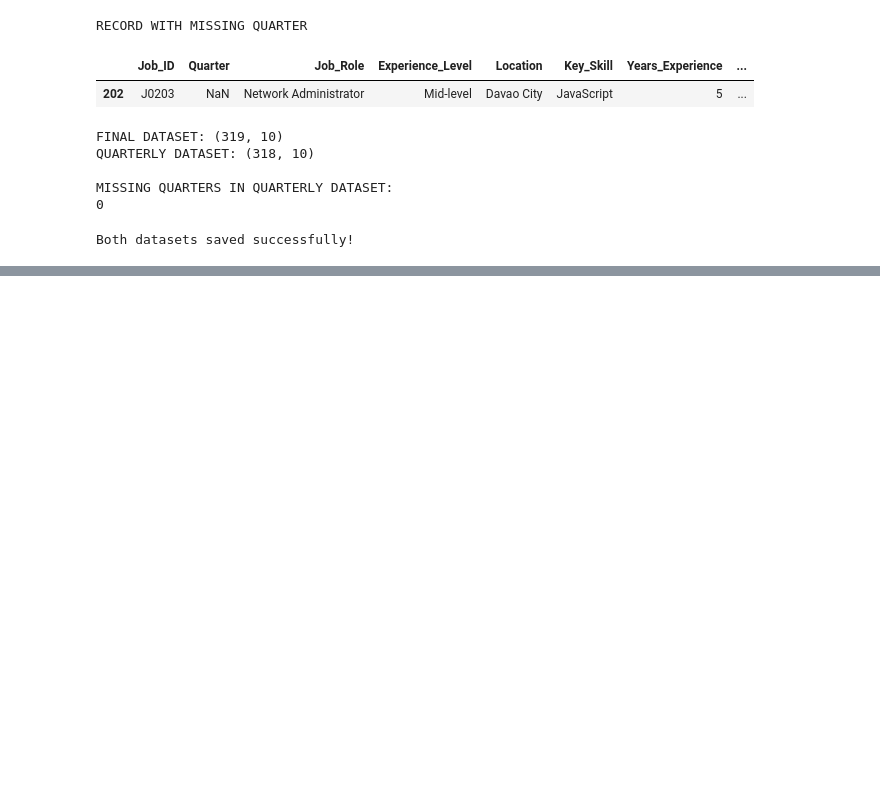
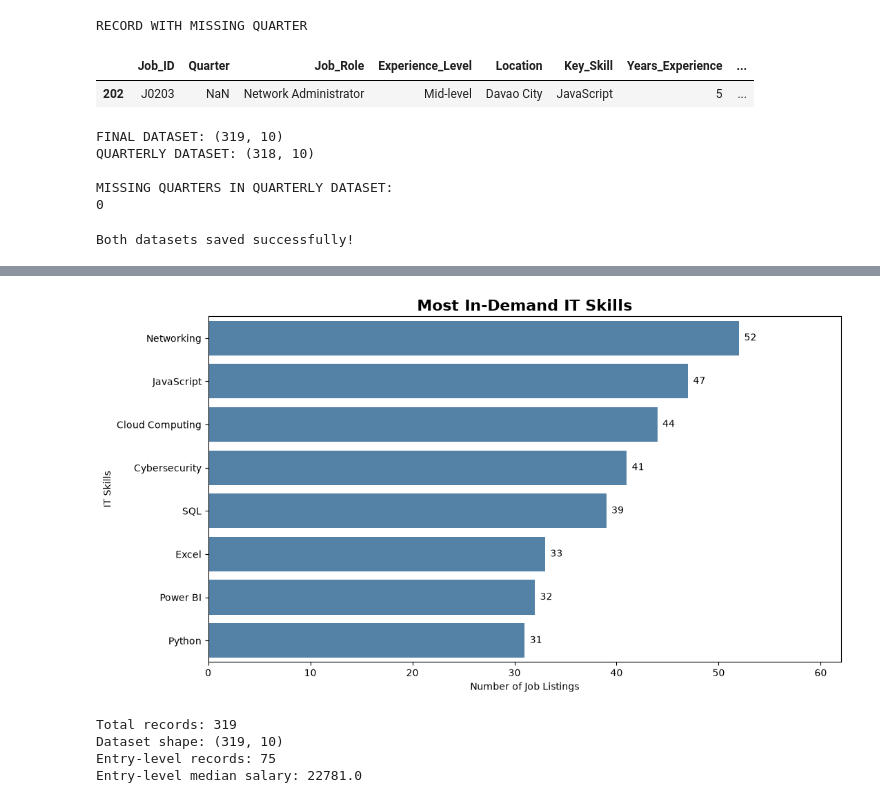
Before and after one commit to shaleyclarisse-ash/Datamining, a Jupyter notebook: Dataming/notebooks/job_market_trends.ipynb, the cells around one changed output, grey strips where cells are left out. Drawn from its saved outputs; the diff is of its cells as text; code cells hidden in the pictures; blank space fills up the shorter version.

```diff
--- a/Dataming/notebooks/job_market_trends.ipynb
+++ b/Dataming/notebooks/job_market_trends.ipynb
@@ -1152,0 +1195,62 @@ Both datasets saved successfully!
+# %%
+import matplotlib.pyplot as plt
+import seaborn as sns
+
+skill_counts = df_final["Key_Skill"].value_counts()
+
+plt.figure(figsize=(11, 6))
+
+sns.barplot(
+    x=skill_counts.values,
+    y=skill_counts.index,
+    color="steelblue"
+)
+
+plt.title(
+    "Most In-Demand IT Skills",
+    fontsize=16,
+    fontweight="bold"
+)
+
+plt.xlabel("Number of Job Listings")
+plt.ylabel("IT Skills")
+
+for i, value in enumerate(skill_counts.values):
+    plt.text(value + 0.5, i, str(value), va="center")
+
+plt.xlim(0, skill_counts.max() + 10)
+plt.tight_layout()
+
+plt.savefig(
+    "../charts/it_skills_demand.png",
+    dpi=300,
+    bbox_inches="tight"
+)
+
+plt.show()
+# %% [output]
+[figure, added]
+# %%
+
+import pandas as pd
+import numpy as np
+
+df_final = pd.read_excel(
+    "../output/Job_Market_Trends_Final.xlsx"
+)
+
+print("Total records:", len(df_final))
+print("Dataset shape:", df_final.shape)
+
+entry = df_final[
+    df_final["Experience_Level"] == "Entry-level"
+]
+
+print("Entry-level records:", len(entry))
+print("Entry-level median salary:",
+      entry["Monthly_Salary_PHP"].median())
+# %% [output]
+Total records: 319
+Dataset shape: (319, 10)
+Entry-level records: 75
+Entry-level median salary: 22781.0
```
Also changed, not shown: parts of 6 cells of this notebook, 35 other files.
